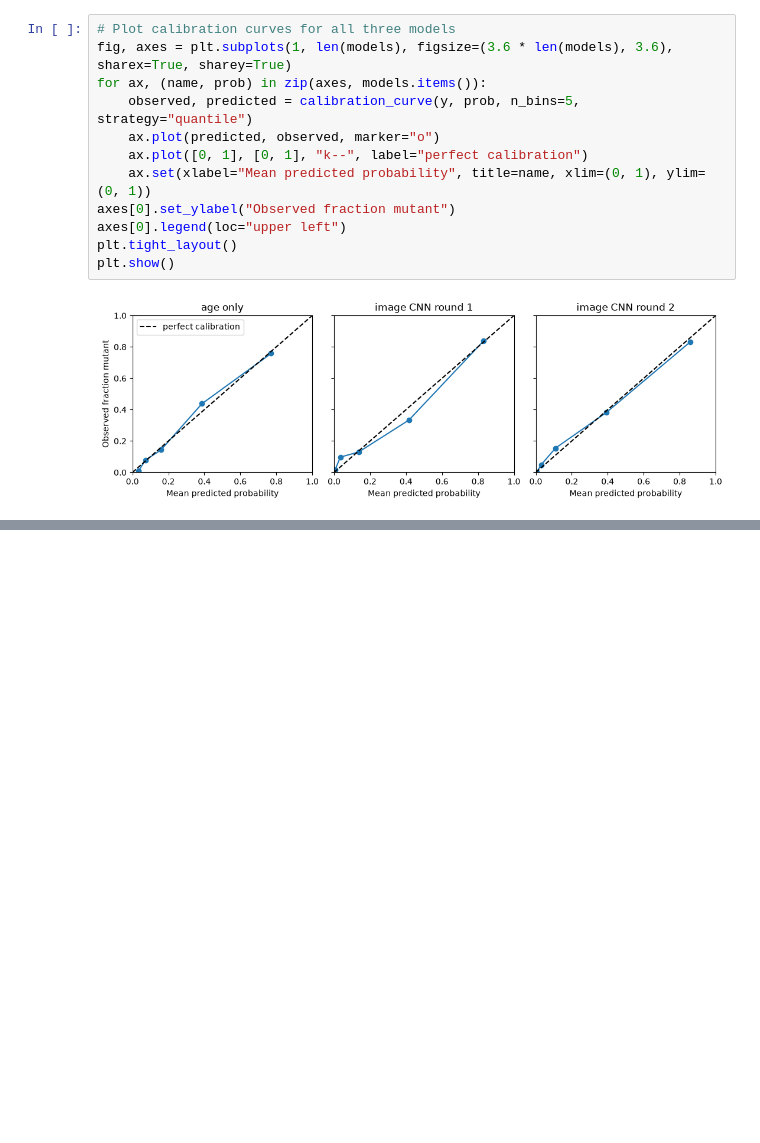
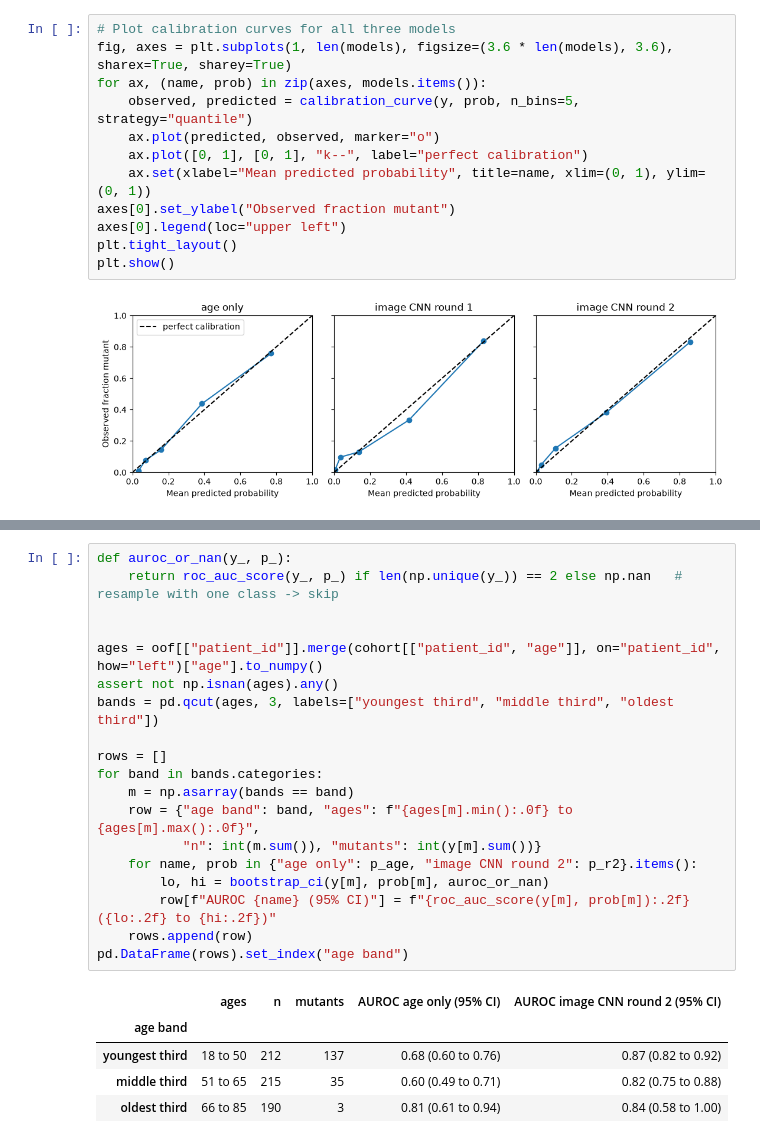
Before and after one commit to javencp/gliomas-idh-mri-prediction, a Jupyter notebook: Notebooks/04_cnn_model.ipynb, the cells around one changed output, grey strips where cells are left out. Cells and saved outputs as stored; diff of their text form; blank space fills up the shorter version.

```diff
--- a/Notebooks/04_cnn_model.ipynb
+++ b/Notebooks/04_cnn_model.ipynb
@@ -264,3 +276,28 @@ plt.show()
+# %%
+def auroc_or_nan(y_, p_):
+    return roc_auc_score(y_, p_) if len(np.unique(y_)) == 2 else np.nan   # resample with one class -> skip
+
+
+ages = oof[["patient_id"]].merge(cohort[["patient_id", "age"]], on="patient_id", how="left")["age"].to_numpy()
+assert not np.isnan(ages).any()
+bands = pd.qcut(ages, 3, labels=["youngest third", "middle third", "oldest third"])
+
+rows = []
+for band in bands.categories:
+    m = np.asarray(bands == band)
+    row = {"age band": band, "ages": f"{ages[m].min():.0f} to {ages[m].max():.0f}",
+           "n": int(m.sum()), "mutants": int(y[m].sum())}
+    for name, prob in {"age only": p_age, "image CNN round 2": p_r2}.items():
+        lo, hi = bootstrap_ci(y[m], prob[m], auroc_or_nan)
+        row[f"AUROC {name} (95% CI)"] = f"{roc_auc_score(y[m], prob[m]):.2f} ({lo:.2f} to {hi:.2f})"
+    rows.append(row)
+pd.DataFrame(rows).set_index("age band")
+# %% [output]
+|  | ages | n | mutants | AUROC age only (95% CI) | AUROC image CNN round 2 (95% CI) |
+| age band |  |  |  |  |  |
+| youngest third | 18 to 50 | 212 | 137 | 0.68 (0.60 to 0.76) | 0.87 (0.82 to 0.92) |
+| middle third | 51 to 65 | 215 | 35 | 0.60 (0.49 to 0.71) | 0.82 (0.75 to 0.88) |
+| oldest third | 66 to 85 | 190 | 3 | 0.81 (0.61 to 0.94) | 0.84 (0.58 to 1.00) |
 # %% [markdown]
 ## Summary
 Out-of-fold AUROC on 617 UTSW patients (95% bootstrap CI): age-only 0.88 (0.85 to 0.91), image CNN round 1 0.89 (0.86 to 0.92), round 2 0.91 (0.88 to 0.93).
```
Also changed, not shown: parts of 8 cells of this notebook, 1 other file.
